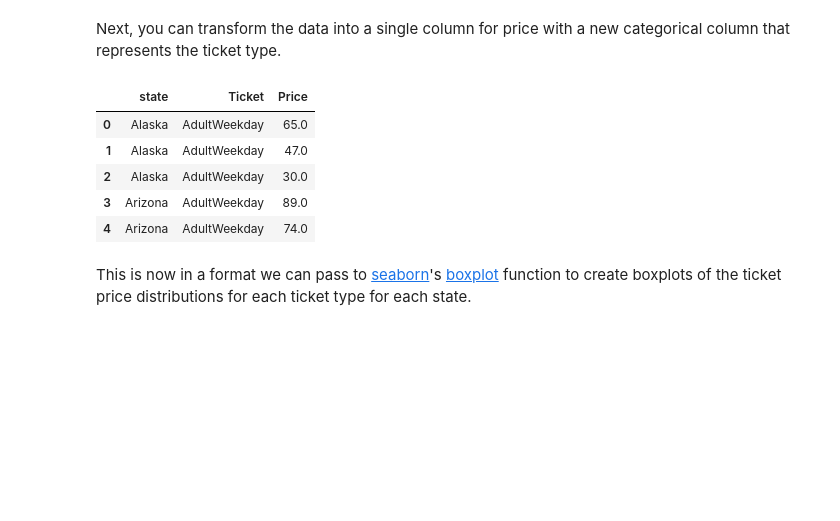
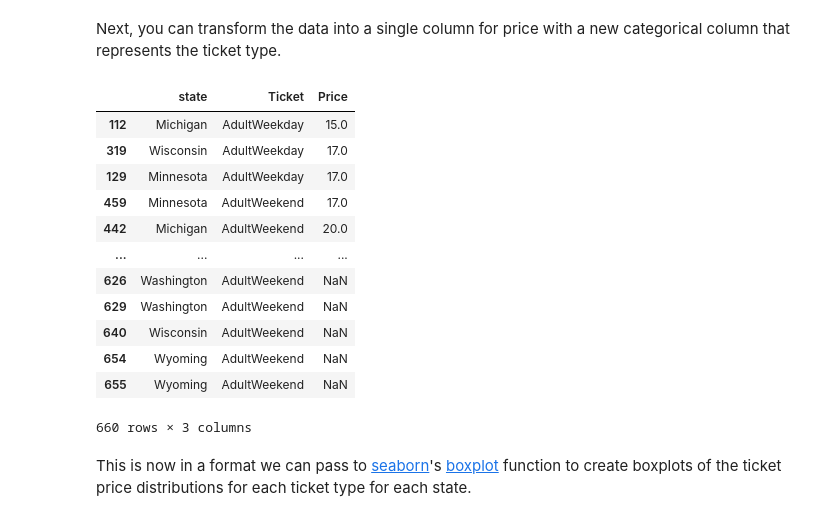
Before and after one commit to byongrakkim/DataScienceGuidedCapstone, a Jupyter notebook: Notebooks/02_data_wrangling.ipynb, the cells around one changed output. Drawn from its saved outputs; the diff is of its cells as text; code cells hidden in the pictures; blank space fills up the shorter version.

```diff
--- a/Notebooks/02_data_wrangling.ipynb
+++ b/Notebooks/02_data_wrangling.ipynb
@@ -435,20 +466,27 @@ Next, you can transform the data into a single column for price with a new categ
 #gather the ticket prices from the 'Adultweekday' and 'AdultWeekend' columns using the `value_vars` argument,
 #call the resultant price column 'Price' via the `value_name` argument,
 #name the weekday/weekend indicator column 'Ticket' via the `var_name` argument
-ticket_prices = pd.melt(ski_data[[___, ___, ___]],
-                        id_vars=___,
-                        var_name=___,
-                        value_vars=[___, ___],
-                        value_name=___)
+ticket_prices = pd.melt(ski_data[['state', 'AdultWeekday', 'AdultWeekend']],
+                        id_vars='state',
+                        var_name='Ticket',
+                        value_vars=['AdultWeekday', 'AdultWeekend'],
+                        value_name='Price')
-# %%
-ticket_prices.head()
-# %% [output]
-|  | state | Ticket | Price |
-| 0 | Alaska | AdultWeekday | 65.0 |
-| 1 | Alaska | AdultWeekday | 47.0 |
-| 2 | Alaska | AdultWeekday | 30.0 |
-| 3 | Arizona | AdultWeekday | 89.0 |
-| 4 | Arizona | AdultWeekday | 74.0 |
+# %%
+ticket_prices[.sort_values(by=['Price'])
+# %% [output]
+|  | state | Ticket | Price |
+| 112 | Michigan | AdultWeekday | 15.0 |
+| 319 | Wisconsin | AdultWeekday | 17.0 |
+| 129 | Minnesota | AdultWeekday | 17.0 |
+| 459 | Minnesota | AdultWeekend | 17.0 |
+| 442 | Michigan | AdultWeekend | 20.0 |
+| ... | ... | ... | ... |
+| 626 | Washington | AdultWeekend | NaN |
+| 629 | Washington | AdultWeekend | NaN |
+| 640 | Wisconsin | AdultWeekend | NaN |
+| 654 | Wyoming | AdultWeekend | NaN |
+| 655 | Wyoming | AdultWeekend | NaN |
+660 rows × 3 columns
 # %% [markdown]
 This is now in a format we can pass to [seaborn](https://seaborn.pydata.org/)'s [boxplot](https://seaborn.pydata.org/generated/seaborn.boxplot.html) function to create boxplots of the ticket price distributions for each ticket type for each state.
 # %%
```
Also changed, not shown: parts of 4 cells of this notebook.
